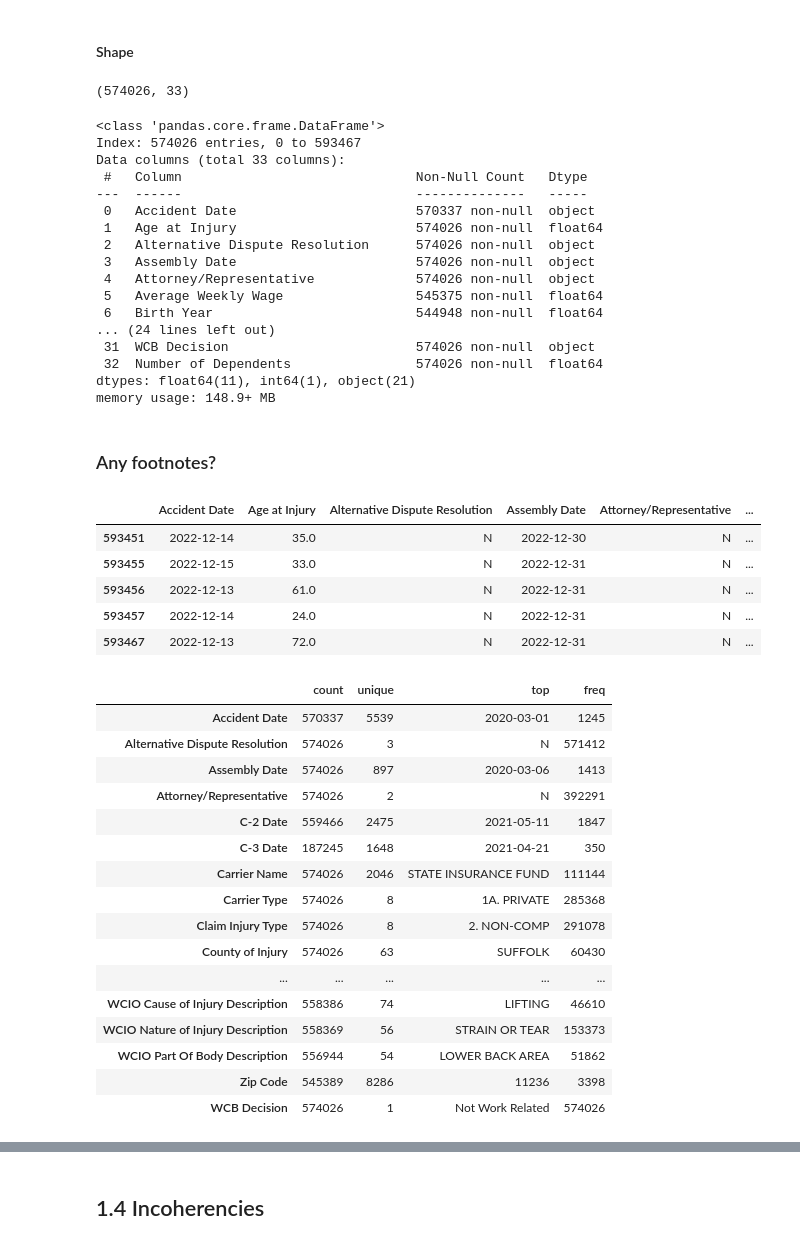
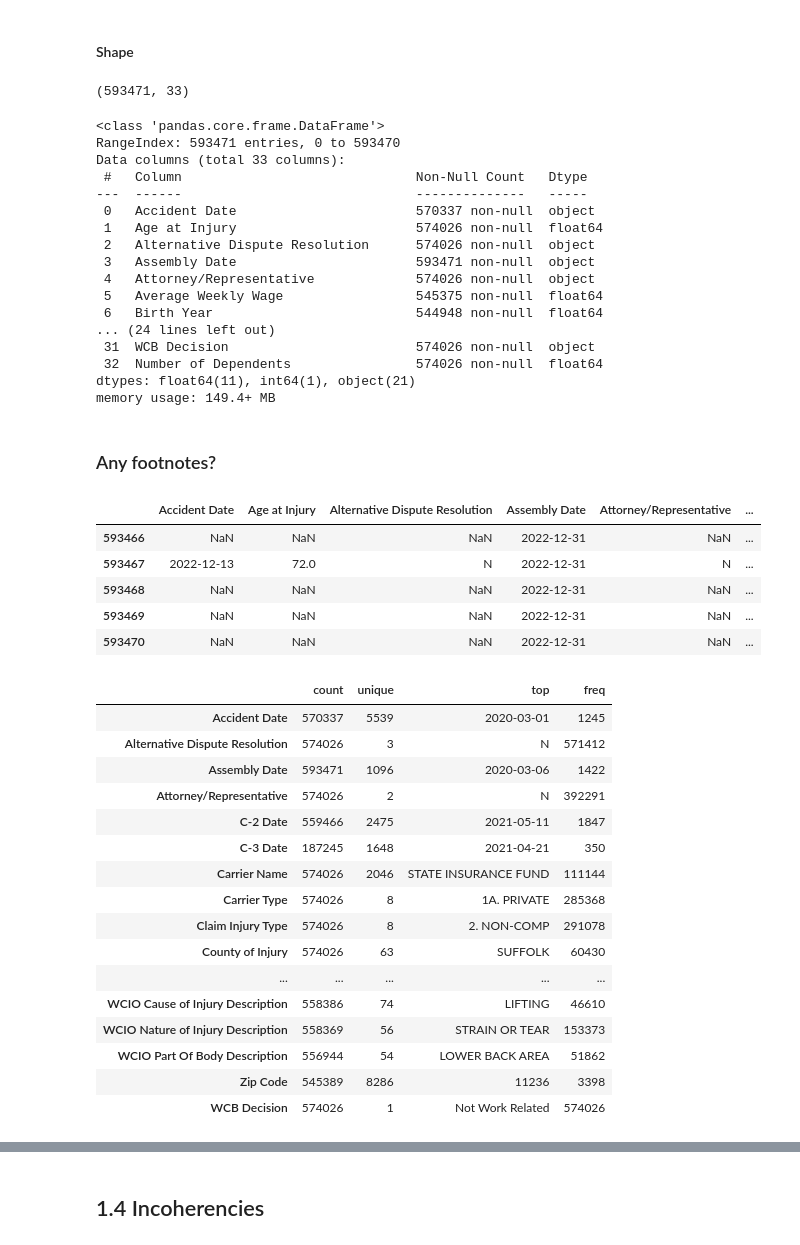
Before and after one commit to joaopr03/ml, a Jupyter notebook: ML_latest (2).ipynb, the cells around one changed output, grey strips where cells are left out. Drawn from its saved outputs; the diff is of its cells as text; code cells hidden in the pictures.

```diff
--- a/ML_latest (2).ipynb
+++ b/ML_latest (2).ipynb
@@ -105,6 +148,5 @@ from openpyxl import load_workbook
 # %% [markdown]
 ## 1.2 Loading and Reading the Dataset <a name="12-loading-and-reading-the-dataset"></a>
 # %%
-wcb = pd.read_csv('train_data.csv', sep = ',', low_memory=False)   #sep is good to seperate data
-pd.set_option('display.max_columns', None) #to be able too see all columns
-wcb.head(5)
+wcb_train = pd.read_csv('train_data.csv', sep = ',', low_memory=False)
+pd.set_option('display.max_columns', None)
@@ -188,21 +167,21 @@ aim, with numbering indicating severity. <br>
 # %% [markdown]
 #### Shape
 # %%
-wcb.shape
+wcb_train.shape
 # %% [output]
-(574026, 33)
+(593471, 33)
 # %%
-wcb.info()
+wcb_train.info()
 # %% [output]
 <class 'pandas.core.frame.DataFrame'>
-Index: 574026 entries, 0 to 593467
+RangeIndex: 593471 entries, 0 to 593470
 Data columns (total 33 columns):
  #   Column                              Non-Null Count   Dtype
 ---  ------                              --------------   -----
  0   Accident Date                       570337 non-null  object
  1   Age at Injury                       574026 non-null  float64
  2   Alternative Dispute Resolution      574026 non-null  object
- 3   Assembly Date                       574026 non-null  object
+ 3   Assembly Date                       593471 non-null  object
  4   Attorney/Representative             574026 non-null  object
  5   Average Weekly Wage                 545375 non-null  float64
  6   Birth Year                          544948 non-null  float64
@@ -210,26 +189,26 @@ Data columns (total 33 columns):
  31  WCB Decision                        574026 non-null  object
  32  Number of Dependents                574026 non-null  float64
 dtypes: float64(11), int64(1), object(21)
-memory usage: 148.9+ MB
+memory usage: 149.4+ MB
 # %% [markdown]
 ### Any footnotes?
 # %%
-wcb.tail(5)
+wcb_train.tail(5)
 # No, there isn't any
 # %% [output]
 |  | Accident Date | Age at Injury | Alternative Dispute Resolution | Assembly Date | Attorney/Representative | ... |
-| 593451 | 2022-12-14 | 35.0 | N | 2022-12-30 | N | ... |
-| 593455 | 2022-12-15 | 33.0 | N | 2022-12-31 | N | ... |
-| 593456 | 2022-12-13 | 61.0 | N | 2022-12-31 | N | ... |
-| 593457 | 2022-12-14 | 24.0 | N | 2022-12-31 | N | ... |
+| 593466 | NaN | NaN | NaN | 2022-12-31 | NaN | ... |
 | 593467 | 2022-12-13 | 72.0 | N | 2022-12-31 | N | ... |
+| 593468 | NaN | NaN | NaN | 2022-12-31 | NaN | ... |
+| 593469 | NaN | NaN | NaN | 2022-12-31 | NaN | ... |
+| 593470 | NaN | NaN | NaN | 2022-12-31 | NaN | ... |
 # %%
-wcb.describe(include='object').T
+wcb_train.describe(include='object').T
 # %% [output]
 |  | count | unique | top | freq |
 | Accident Date | 570337 | 5539 | 2020-03-01 | 1245 |
 | Alternative Dispute Resolution | 574026 | 3 | N | 571412 |
-| Assembly Date | 574026 | 897 | 2020-03-06 | 1413 |
+| Assembly Date | 593471 | 1096 | 2020-03-06 | 1422 |
 | Attorney/Representative | 574026 | 2 | N | 392291 |
 | C-2 Date | 559466 | 2475 | 2021-05-11 | 1847 |
 | C-3 Date | 187245 | 1648 | 2021-04-21 | 350 |
```
Also changed, not shown: parts of 155 cells of this notebook.
